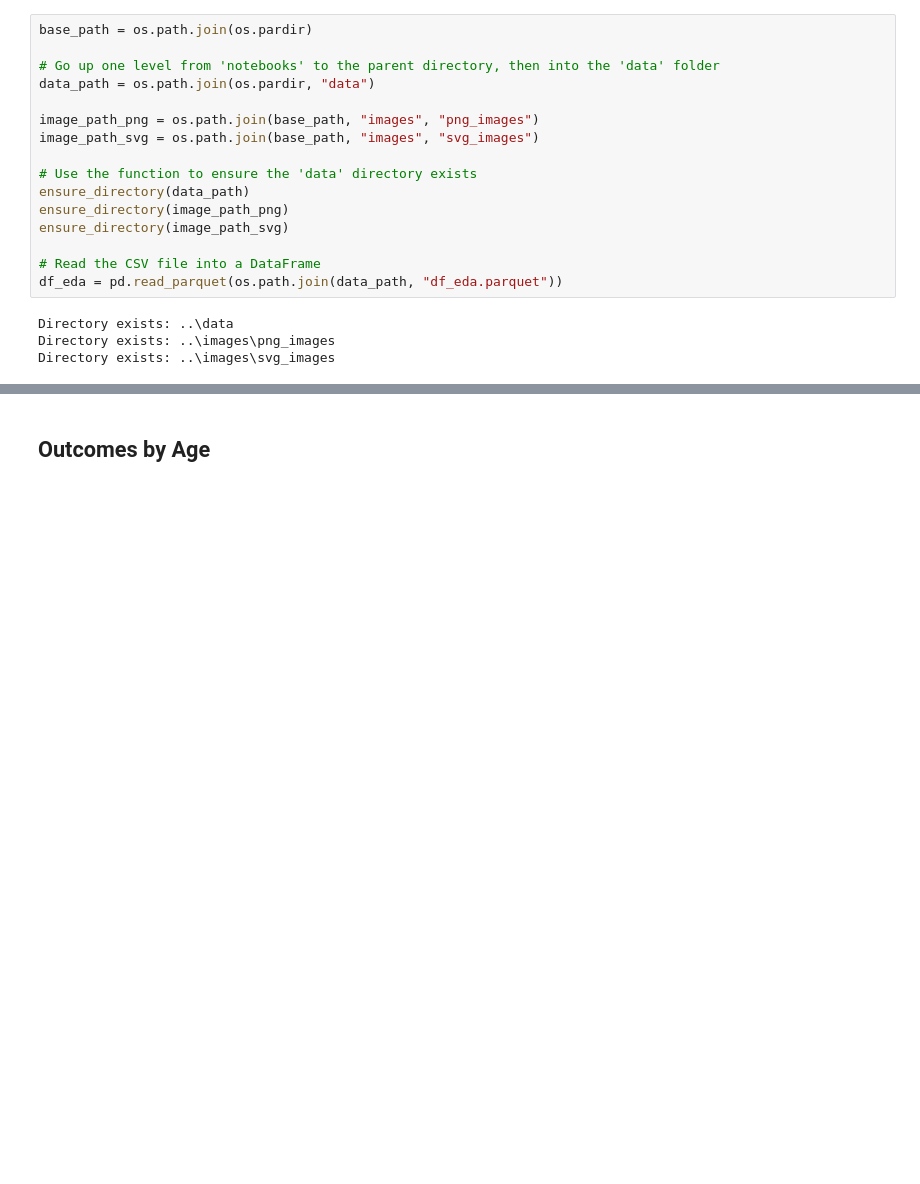
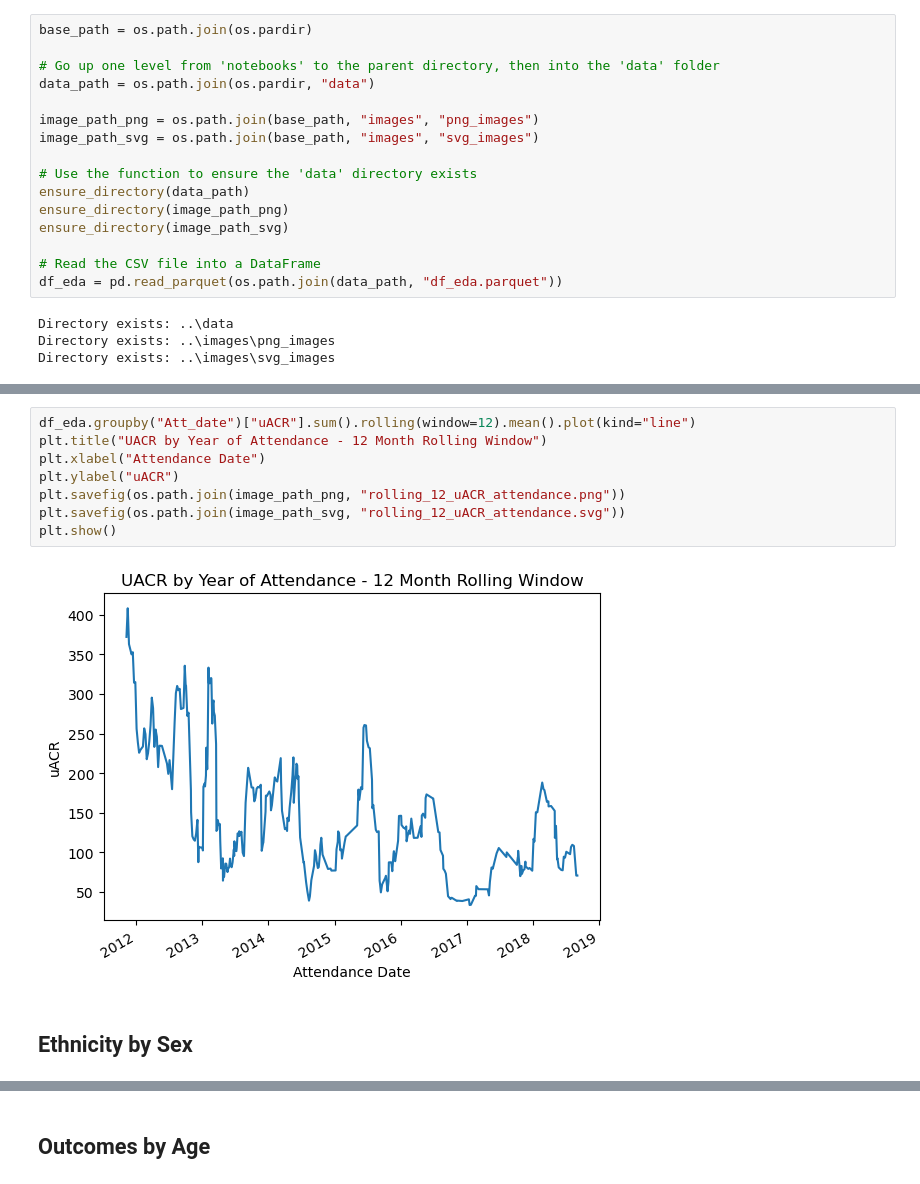
Before and after one commit to lshpaner/bmc_ali_kfre_val, a Jupyter notebook: notebooks/eda.ipynb, the cells around one changed output, grey strips where cells are left out. Cells and saved outputs as stored; diff of their text form; blank space fills up the shorter version.

```diff
--- a/notebooks/eda.ipynb
+++ b/notebooks/eda.ipynb
@@ -49,0 +72,12 @@ df_eda.head()
+# %%
+df_eda.groupby("Att_date")["uACR"].sum().rolling(window=12).mean().plot(kind="line")
+plt.title("UACR by Year of Attendance - 12 Month Rolling Window")
+plt.xlabel("Attendance Date")
+plt.ylabel("uACR")
+plt.savefig(os.path.join(image_path_png, "rolling_12_uACR_attendance.png"))
+plt.savefig(os.path.join(image_path_svg, "rolling_12_uACR_attendance.svg"))
+plt.show()
+# %% [output]
+[figure, added]
+# %% [markdown]
+## Ethnicity by Sex
```
Also changed, not shown: parts of 8 cells of this notebook, 17 other files.
